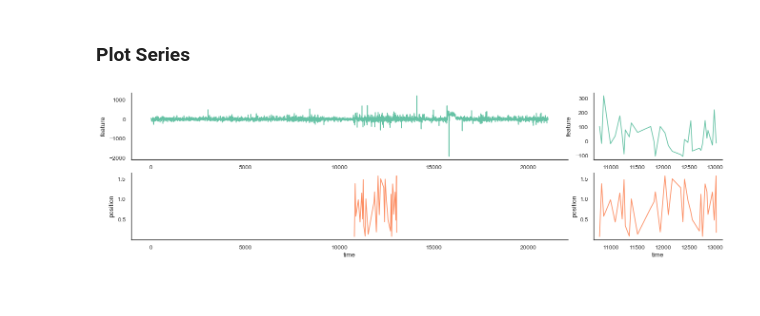
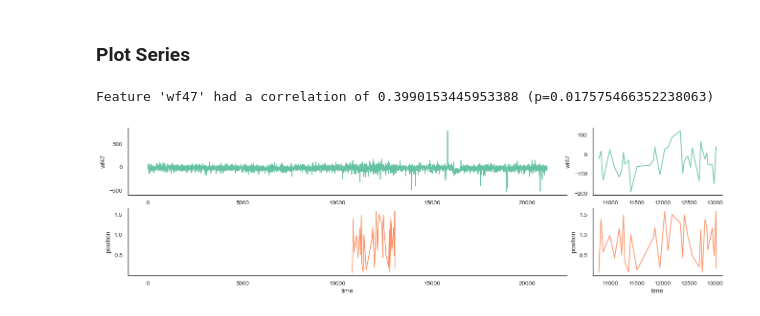
Before and after one commit to Oafish1/Ephys-Analysis, a Jupyter notebook: notebook.ipynb, the cells around one changed output. Saved outputs shown, nothing was run; the diff lists cells and outputs as text; code cells hidden in the pictures.

```diff
--- a/notebook.ipynb
+++ b/notebook.ipynb
@@ -30,10 +32,10 @@ from tqdm import tqdm
 
 # Params
 delta = 5  # Sample every _ seconds
-feature_col = 'feature0'
 
 # Create df
-df = pd.DataFrame(columns=['time', 'feature', 'position'])
+feature_columns = list(data.iloc[:, 3:].columns)
+df = pd.DataFrame(columns=['time', 'position']+feature_columns)
 
 # Process rows
 timestamp = 0
@@ -43,7 +45,7 @@ while timestamp < max(data_max, novel_max):
     # Get index of closest time from data
     if not timestamp - delta > data_max:
         idx = np.argmin(np.abs(data['time'] - timestamp))
-        feature = data[feature_col][idx]
+        features = data[feature_columns].loc[idx]
 
     # Get index of closest time from novel
     if not timestamp - delta > novel_max:
@@ -51,35 +53,61 @@ while timestamp < max(data_max, novel_max):
         position = novel['sessInfo']['Position']['OneDLocation'][idx]
 
     # Append to df
-    df.loc[df.shape[0]] = [timestamp, feature, position]
+    df.loc[df.shape[0]] = [timestamp, position] + list(features)
 
     # Iterate timestamp
     timestamp += delta
 # %% [markdown]
 ### Plot Series
+# %%
+from scipy.stats import pearsonr
+
+# Calculate correlations
+feature_columns_filtered = [
+    col
+    for col in feature_columns
+    if not pd.isna(df.loc[~pd.isna(df['position'])][col]).any()
+]
+correlations = [
+    pearsonr(
+        df.loc[~pd.isna(df['position'])][col].to_numpy(),
+        df.loc[~pd.isna(df['position'])]['position'].to_numpy())
+        for col in feature_columns_filtered
+    ]
+correlations, ps = zip(*correlations)
+
+# Get max correlating feature/wf
+max_idx = np.argmax(correlations)
+max_col = feature_columns_filtered[max_idx]
+print(f'Feature \'{max_col}\' had a correlation of {correlations[max_idx]} (p={ps[max_idx]})')
+# %% [output]
+Feature 'wf47' had a correlation of 0.3990153445953388 (p=0.017575466352238063)
 # %%
 import matplotlib.pyplot as plt
 import seaborn as sns
 sns.set_theme(context='paper', style='white', palette='Set2')
+
+# Options
+feature_col = max_col
 
 # Plot subsampled series
 fig = plt.figure(figsize=(16, 4))
 axs = fig.subplot_mosaic('AAAD;BBBC')
 axs['A'].get_shared_x_axes().join(axs['A'], axs['B'])
 axs['C'].get_shared_x_axes().join(axs['C'], axs['D'])
 # Ephys data
-sns.lineplot(data=df, x='time', y='feature', ax=axs['A'])
+sns.lineplot(data=df, x='time', y=feature_col, ax=axs['A'])
 sns.despine(ax=axs['A'])
 axs['A'].set_xlabel(None)
 # Ephys zoom
-sns.lineplot(data=df.loc[~pd.isna(df['position'])], x='time', y='feature', ax=axs['D'])
+sns.lineplot(data=df.loc[~pd.isna(df['position'])], x='time', y=feature_col, ax=axs['D'])
 sns.despine(ax=axs['D'])
 axs['D'].set_xlabel(None)
 # Location data
 sns.lineplot(data=df, x='time', y='position', color=sns.color_palette()[1], ax=axs['B'])
 sns.despine(ax=axs['B'])
 # Location zoom
 sns.lineplot(data=df.loc[~pd.isna(df['position'])], x='time', y='position', color=sns.color_palette()[1], ax=axs['C'])
 sns.despine(ax=axs['C'])
 # %% [output]
-[figure, old version]
+[figure, new version]
```
Also changed, not shown: parts of 1 cell of this notebook, 3 other files.
